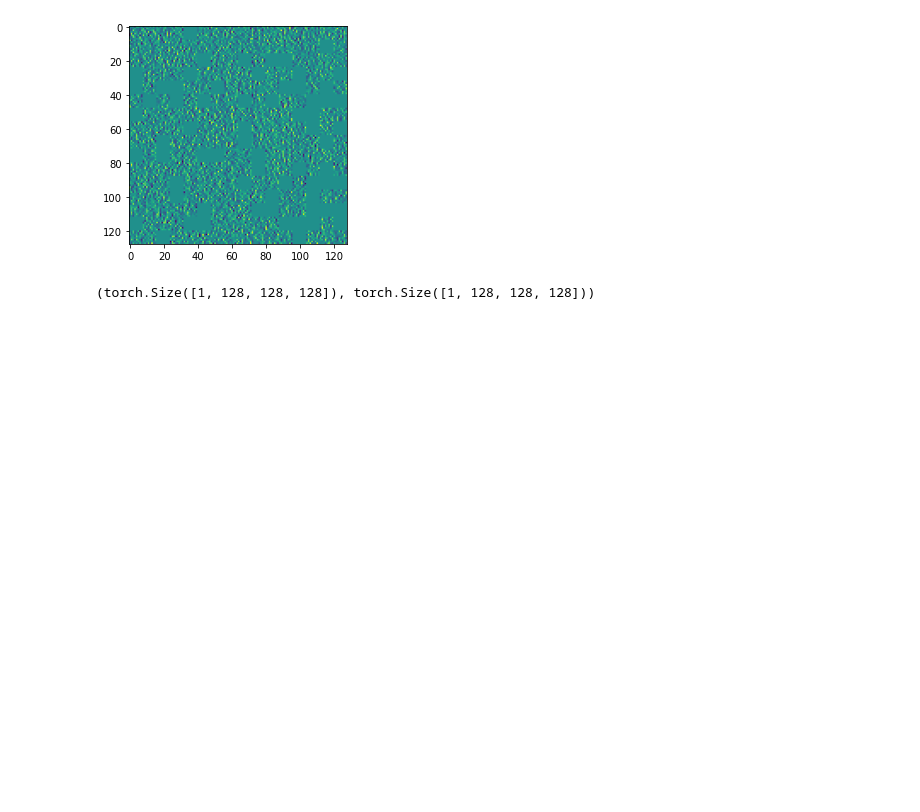
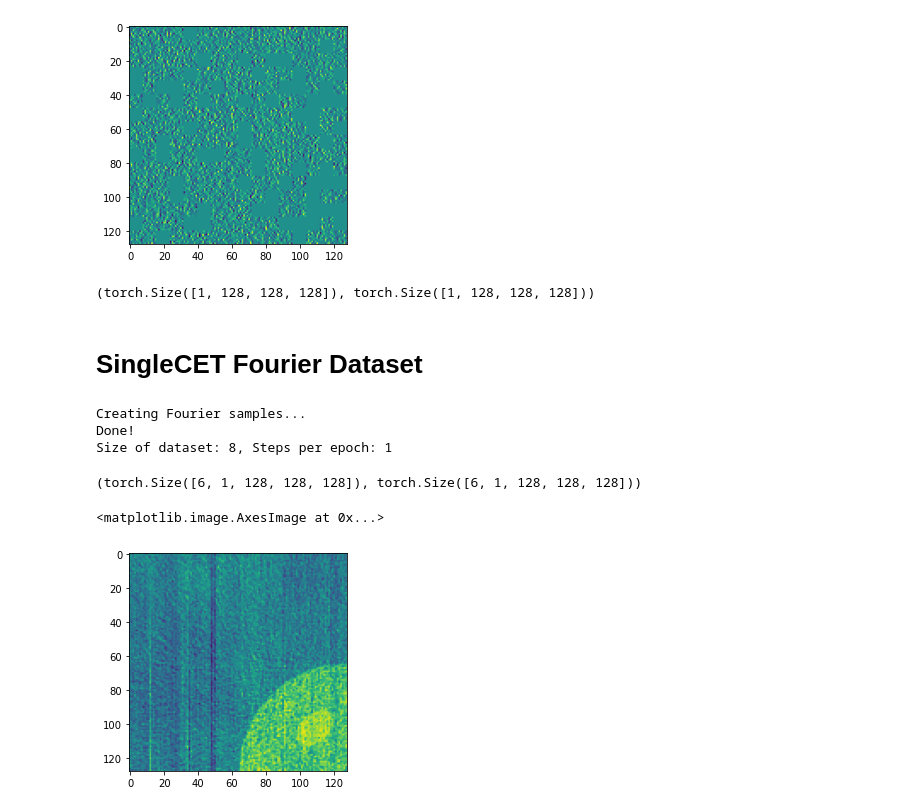
Before and after one commit to Fickincool/master-thesis, a Jupyter notebook: Notebooks/6.00_self2selfDenoising/6.06_transforms.ipynb, the cells around one changed output. Saved outputs shown, nothing was run; the diff lists cells and outputs as text; code cells hidden in the pictures; blank space fills up the shorter version.

```diff
--- a/Notebooks/6.00_self2selfDenoising/6.06_transforms.ipynb
+++ b/Notebooks/6.00_self2selfDenoising/6.06_transforms.ipynb
@@ -54,3 +61,40 @@ plt.imshow(subtomo.squeeze()[zidx])
 my_dataset.create_Pmask().shape, my_dataset.create_Vmask().shape
 # %% [output]
 (torch.Size([1, 128, 128, 128]), torch.Size([1, 128, 128, 128]))
+# %% [markdown]
+# SingleCET Fourier Dataset
+# %%
+# cet_path = os.path.join(PARENT_PATH, 'data/raw_cryo-ET/tomo02.mrc')
+# cet_path = os.path.join(PARENT_PATH, 'data/S2SDenoising/dummy_tomograms/tomo02_dummy.mrc')
+
+simulated_model = 'model14'
+cet_path = os.path.join(
+    PARENT_PATH, "data/S2SDenoising/dummy_tomograms/tomoPhantom_%s_Poisson5000+Gauss5+stripes.mrc" %simulated_model
+)
+gt_cet_path = os.path.join(
+    PARENT_PATH, "data/S2SDenoising/dummy_tomograms/tomoPhantom_%s.mrc" %simulated_model
+)
+
+p=0.3
+batch_size = 4
+num_gpus = 2
+subtomo_length = 128
+
+my_dataset = singleCET_FourierDataset(cet_path, subtomo_length, p=p, volumetric_scale_factor=8, transform=None, gt_tomo_path=gt_cet_path)
+print('Size of dataset: %i, Steps per epoch: %i' %(len(my_dataset), len(my_dataset)/(batch_size*num_gpus)))
+# %% [output]
+Creating Fourier samples...
+Done!
+Size of dataset: 8, Steps per epoch: 1
+# %%
+idx = 4
+subtomo, target, gt_subtomo = my_dataset[idx]
+subtomo.shape, gt_subtomo.shape
+# %% [output]
+(torch.Size([6, 1, 128, 128, 128]), torch.Size([6, 1, 128, 128, 128]))
+# %%
+zidx = subtomo_length//2
+plt.imshow(subtomo[0][0][zidx])
+# %% [output]
+<matplotlib.image.AxesImage at 0x...>
+[figure, added]
```
Also changed, not shown: parts of 6 cells of this notebook, 6 other files.
